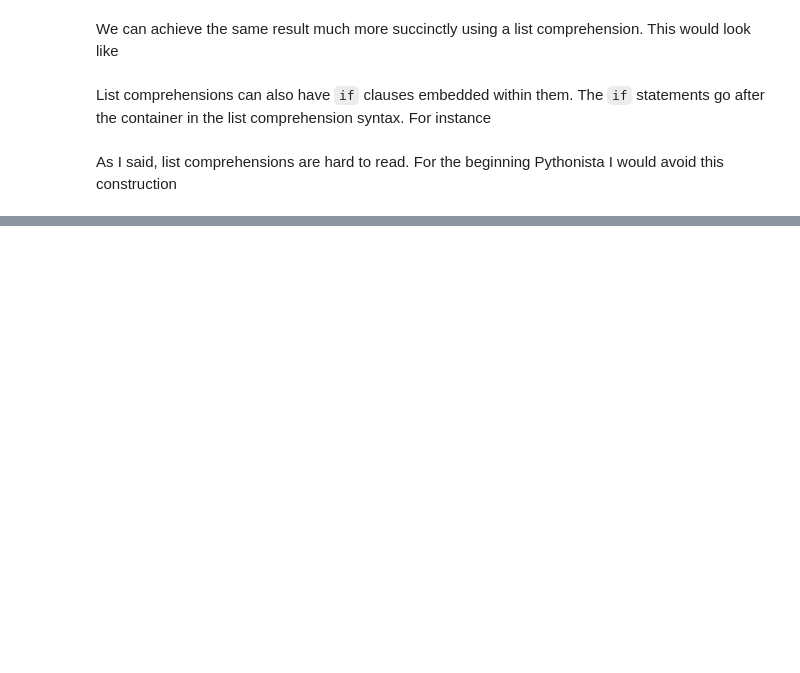
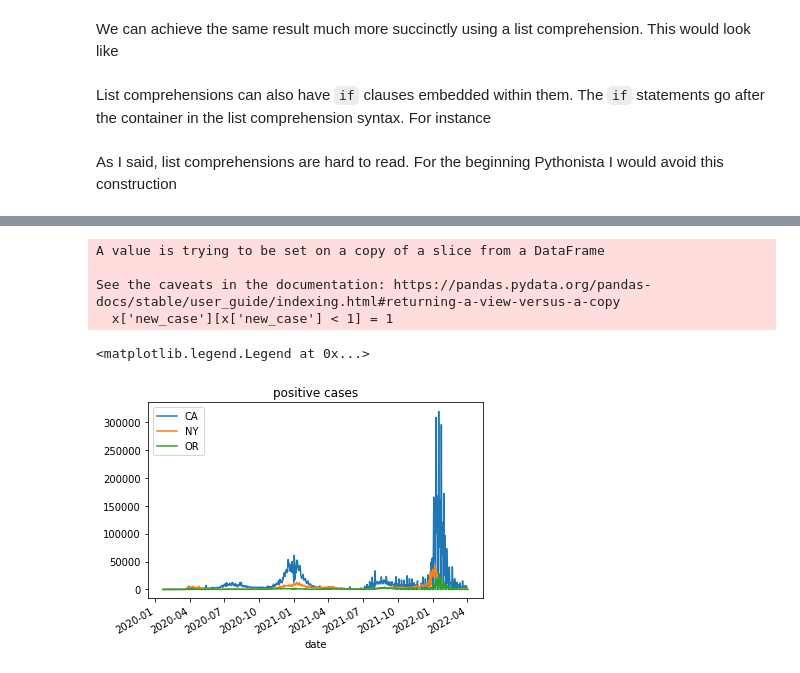
Before and after one commit to andrewkern/bio399, a Jupyter notebook: discussion/discussion1.ipynb, the cells around one changed output, grey strips where cells are left out. Drawn from its saved outputs; the diff is of its cells as text; code cells hidden in the pictures; blank space fills up the shorter version.

```diff
--- a/discussion/discussion1.ipynb
+++ b/discussion/discussion1.ipynb
@@ -46,0 +60,4 @@ As I said, list comprehensions are hard to read. For the beginning Pythonista I
+# %%
+import pandas as pd
+query = ("https://data.cdc.gov/api/views/9mfq-cb36/rows.csv?accessType=DOWNLOAD")
+x = pd.read_csv(query)
@@ -46,0 +87,4 @@ As I said, list comprehensions are hard to read. For the beginning Pythonista I
+# %%
+x['date']=pd.to_datetime(x['submission_date'],format='%m/%d/%Y')
+x.set_index(['date'],inplace=True)
+x.head()
@@ -46,0 +99,18 @@ As I said, list comprehensions are hard to read. For the beginning Pythonista I
+# %%
+state1 = "CA"
+state2 = "NY"
+state3 = "OR"
+#clean data, replace negatives with 1
+x['new_case'][x['new_case'] < 1] = 1
+ax = x[x['state'] == state1]['new_case'].plot()
+x[x['state'] == state2]['new_case'].plot()
+x[x['state'] == state3]['new_case'].plot()
+ax.set_title("positive cases")
+ax.legend([state1,state2,state3])
+# %% [output]
+A value is trying to be set on a copy of a slice from a DataFrame
+
+See the caveats in the documentation: https://pandas.pydata.org/pandas-docs/stable/user_guide/indexing.html#returning-a-view-versus-a-copy
+  x['new_case'][x['new_case'] < 1] = 1
+<matplotlib.legend.Legend at 0x...>
+[figure, added]
```
Also changed, not shown: parts of 9 cells of this notebook, 1 other file.
